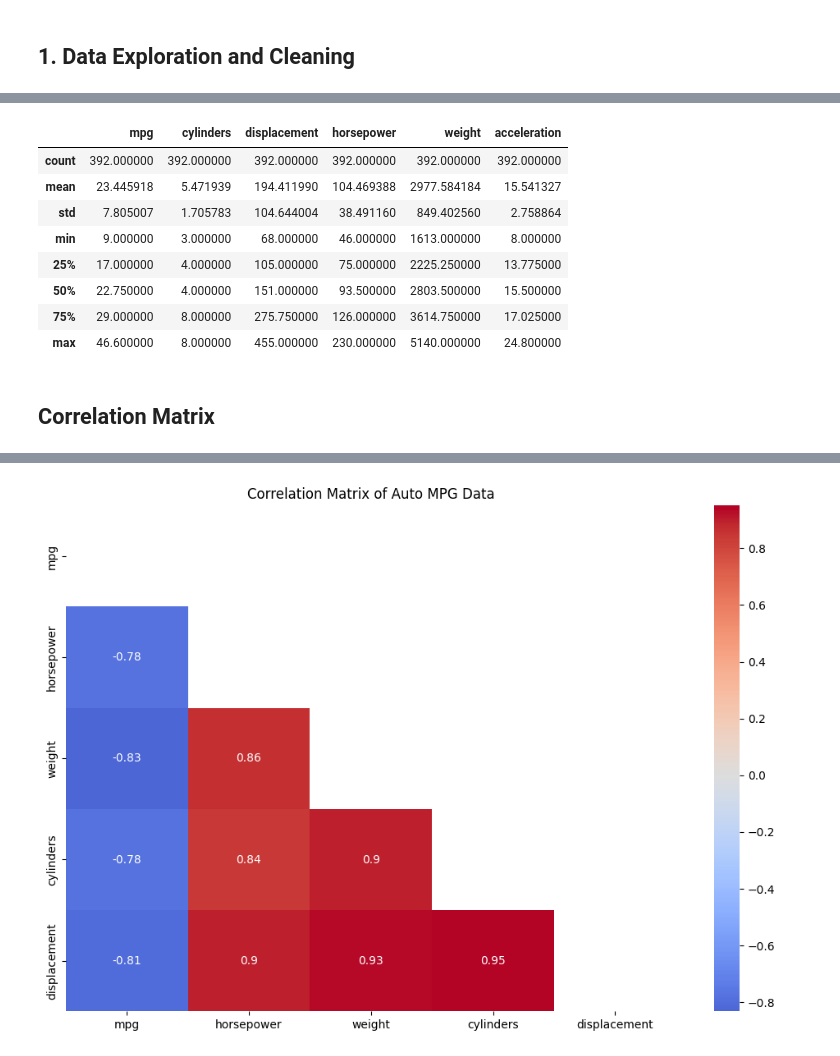
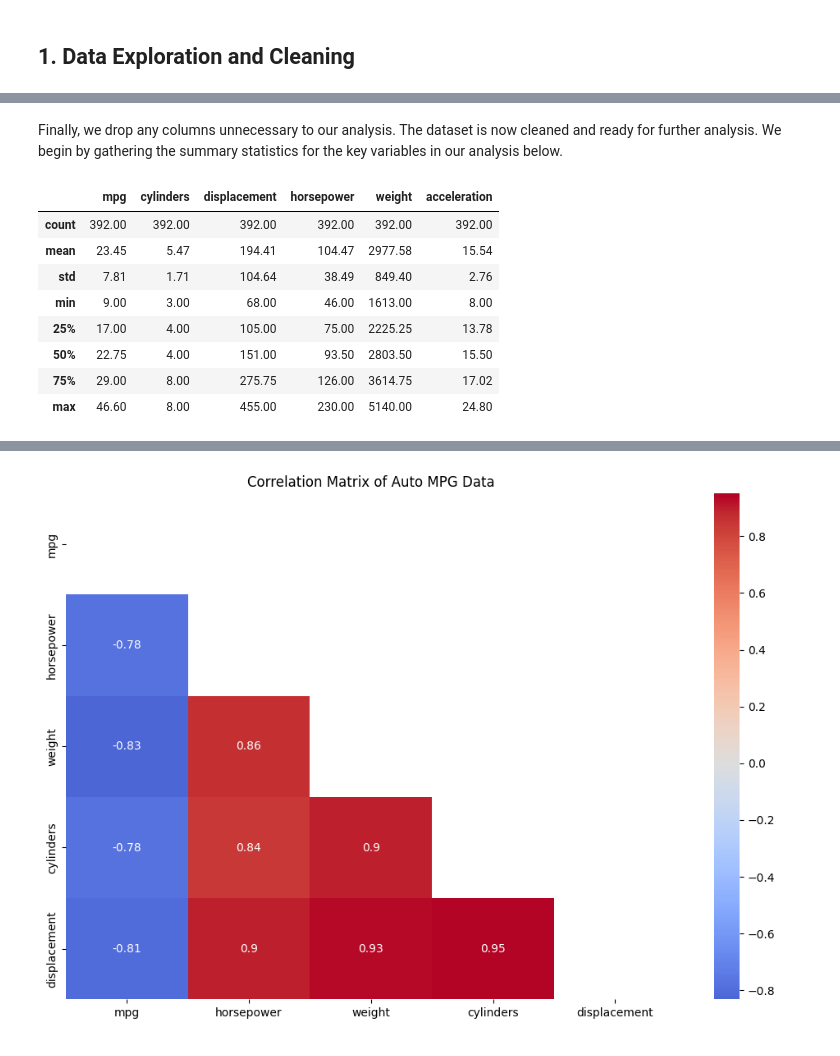
Before and after one commit to marceloamor/theory_application_of_da, a Jupyter notebook: AE2_auto.ipynb, the cells around one changed output, grey strips where cells are left out. Drawn from its saved outputs; the diff is of its cells as text; code cells hidden in the pictures.

```diff
--- a/AE2_auto.ipynb
+++ b/AE2_auto.ipynb
@@ -92,12 +96,0 @@ np.int64(1)
-# %%
-df.describe()
-# %% [output]
-|  | mpg | cylinders | displacement | horsepower | weight | acceleration |
-| count | 392.000000 | 392.000000 | 392.000000 | 392.000000 | 392.000000 | 392.000000 |
-| mean | 23.445918 | 5.471939 | 194.411990 | 104.469388 | 2977.584184 | 15.541327 |
-| std | 7.805007 | 1.705783 | 104.644004 | 38.491160 | 849.402560 | 2.758864 |
-| min | 9.000000 | 3.000000 | 68.000000 | 46.000000 | 1613.000000 | 8.000000 |
-| 25% | 17.000000 | 4.000000 | 105.000000 | 75.000000 | 2225.250000 | 13.775000 |
-| 50% | 22.750000 | 4.000000 | 151.000000 | 93.500000 | 2803.500000 | 15.500000 |
-| 75% | 29.000000 | 8.000000 | 275.750000 | 126.000000 | 3614.750000 | 17.025000 |
-| max | 46.600000 | 8.000000 | 455.000000 | 230.000000 | 5140.000000 | 24.800000 |
@@ -106,2 +97,17 @@ df.describe()
-# %% [markdown]
-## Correlation Matrix
+# %% [markdown]
+Finally, we drop any columns unnecessary to our analysis.
+The dataset is now cleaned and ready for further analysis. We begin by gathering the summary statistics for the key variables in our analysis below.
+# %%
+# drop unnecessary columns
+df.drop(columns=['model year', 'origin'], inplace=True)
+df.describe().round(2)
+# %% [output]
+|  | mpg | cylinders | displacement | horsepower | weight | acceleration |
+| count | 392.00 | 392.00 | 392.00 | 392.00 | 392.00 | 392.00 |
+| mean | 23.45 | 5.47 | 194.41 | 104.47 | 2977.58 | 15.54 |
+| std | 7.81 | 1.71 | 104.64 | 38.49 | 849.40 | 2.76 |
+| min | 9.00 | 3.00 | 68.00 | 46.00 | 1613.00 | 8.00 |
+| 25% | 17.00 | 4.00 | 105.00 | 75.00 | 2225.25 | 13.78 |
+| 50% | 22.75 | 4.00 | 151.00 | 93.50 | 2803.50 | 15.50 |
+| 75% | 29.00 | 8.00 | 275.75 | 126.00 | 3614.75 | 17.02 |
+| max | 46.60 | 8.00 | 455.00 | 230.00 | 5140.00 | 24.80 |
```
Also changed, not shown: parts of 35 cells of this notebook.
